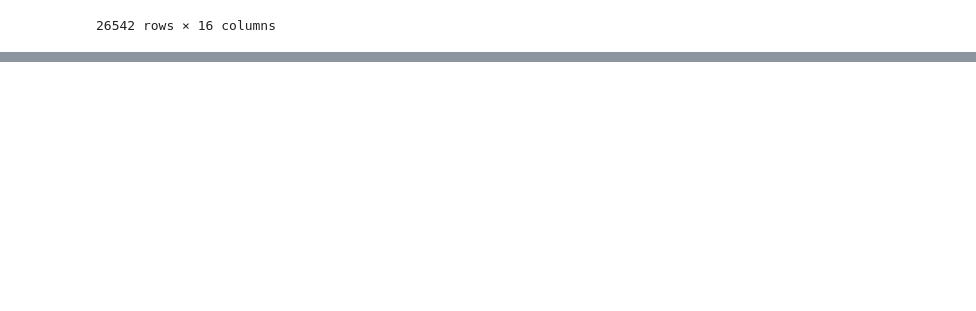
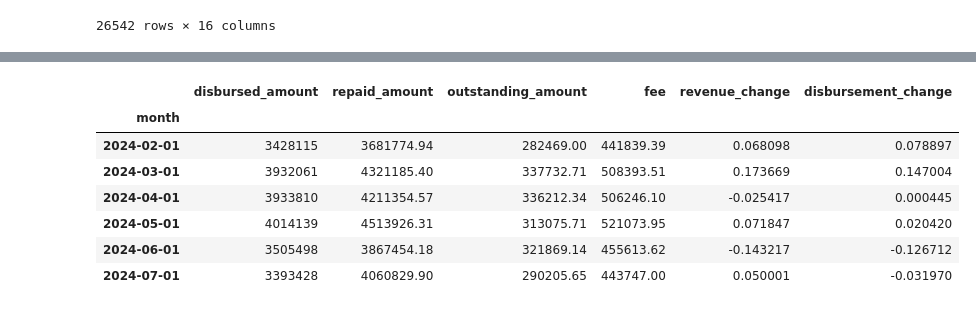
Before and after one commit to bizzfuzz/lending-assessment, a Jupyter notebook: 4 - analysis.ipynb, the cells around one changed output, grey strips where cells are left out. Drawn from its saved outputs; the diff is of its cells as text; code cells hidden in the pictures; blank space fills up the shorter version.

```diff
--- a/4 - analysis.ipynb
+++ b/4 - analysis.ipynb
@@ -192,3 +192,7 @@ loan_repayments
 | 26540 | ddb2265ddb86bd8242002aecd0c248dce... | 2024-04-03 | 14 | LDP1P2GVJ4Y7WTCLQ97V5SXDIPZAHM3U | 150 | 18.0 | 168.0 | 2024-04-17 | ... |
 | 26541 | c2fc4aec21a377e3e03c7f47575097a44... | 2024-04-03 | 14 | O17J6XD4E0GUR7R7GPPAEZ43CL1AC07D | 650 | 78.0 | 728.0 | 2024-04-17 | ... |
 26542 rows × 16 columns
+# %%
+latest_date = loan_repayments["disbursement_date"].max()
+loan_repayments["overdue"] = (loan_repayments["due_date"] < latest_date) & (~loan_repayments["fully_repaid"])
+loan_repayments
@@ -194,0 +213,3 @@ loan_repayments
+# %%
+loan_repayments["active"] = (~loan_repayments.fully_repaid) & (~loan_repayments.overdue)
+loan_repayments
@@ -197,0 +249,16 @@ loan_repayments.to_csv("exports/loan_repayments.csv", index=False)
+# %%
+monthly_summary.index = monthly_summary.index.to_timestamp()
+monthly_summary['revenue_change'] = monthly_summary['repaid_amount'].pct_change()
+monthly_summary['disbursement_change'] = monthly_summary['disbursed_amount'].pct_change()
+monthly_summary = monthly_summary.dropna()
+monthly_summary = monthly_summary.loc[monthly_summary.index.month != 8]
+monthly_summary
+# %% [output]
+|  | disbursed_amount | repaid_amount | outstanding_amount | fee | revenue_change | disbursement_change |
+| month |  |  |  |  |  |  |
+| 2024-02-01 | 3428115 | 3681774.94 | 282469.00 | 441839.39 | 0.068098 | 0.078897 |
+| 2024-03-01 | 3932061 | 4321185.40 | 337732.71 | 508393.51 | 0.173669 | 0.147004 |
+| 2024-04-01 | 3933810 | 4211354.57 | 336212.34 | 506246.10 | -0.025417 | 0.000445 |
+| 2024-05-01 | 4014139 | 4513926.31 | 313075.71 | 521073.95 | 0.071847 | 0.020420 |
+| 2024-06-01 | 3505498 | 3867454.18 | 321869.14 | 455613.62 | -0.143217 | -0.126712 |
+| 2024-07-01 | 3393428 | 4060829.90 | 290205.65 | 443747.00 | 0.050001 | -0.031970 |
```
Also changed, not shown: parts of 8 cells of this notebook, 3 other files.
